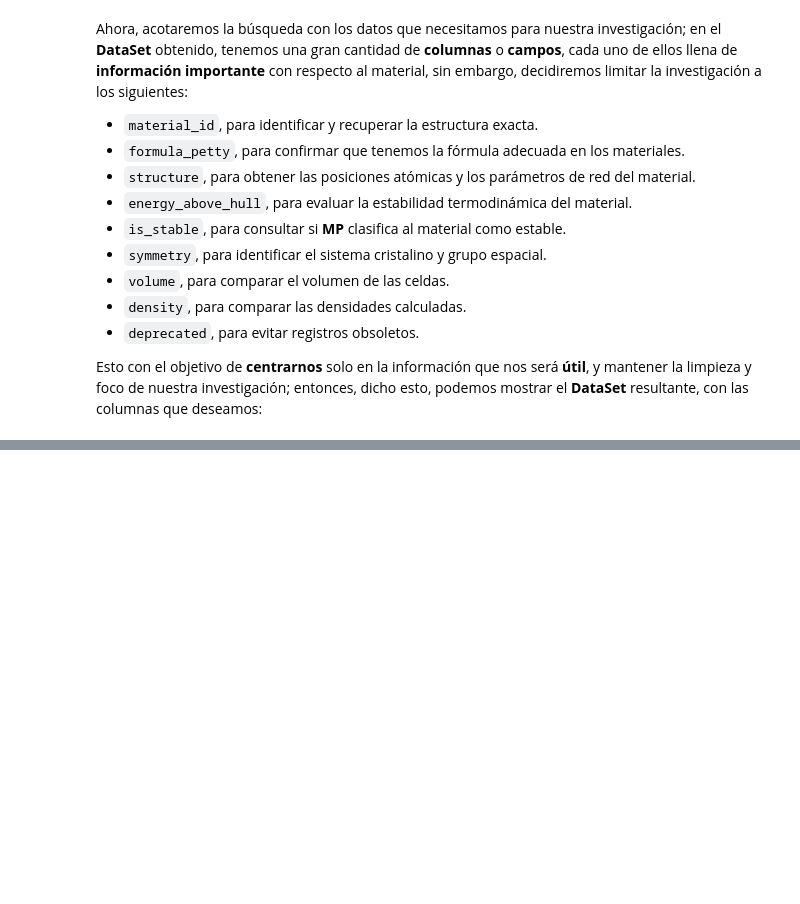
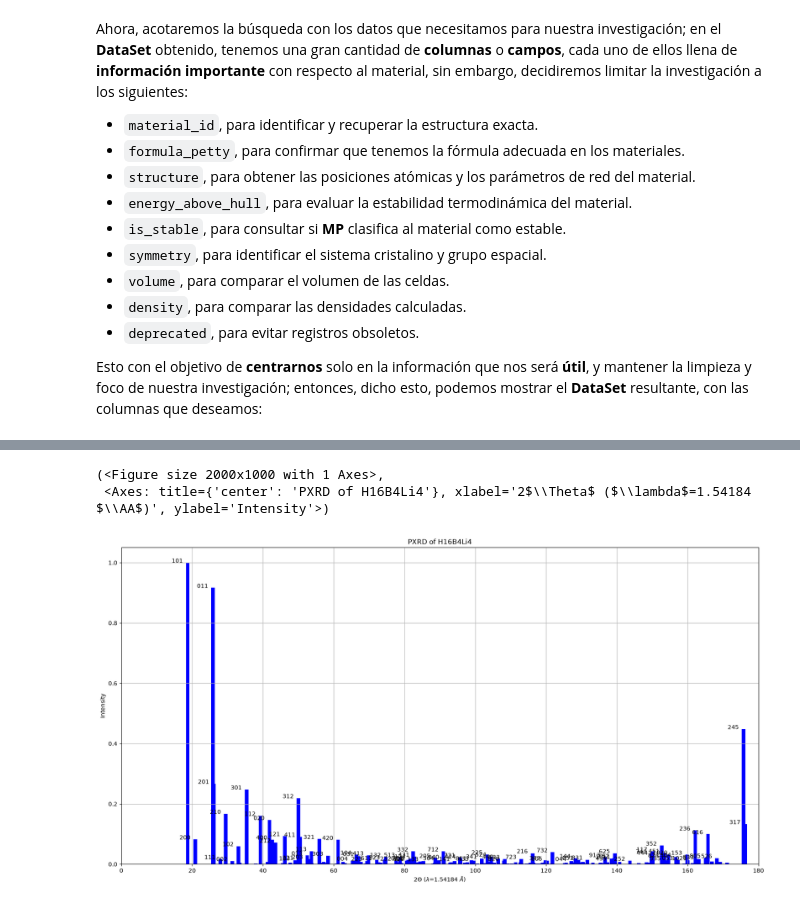
Before and after one commit to nicolascuellosuarez/HydrogenStorage, a Jupyter notebook: src/Minería y Análisis de Materiales para el Almacenamiento de Hidrógeno.ipynb, the cells around one changed output, grey strips where cells are left out. Cells and saved outputs as stored; diff of their text form; code cells hidden in the pictures; blank space fills up the shorter version.

```diff
--- a/src/Minería y Análisis de Materiales para el Almacenamiento de Hidrógeno.ipynb
+++ b/src/Minería y Análisis de Materiales para el Almacenamiento de Hidrógeno.ipynb
@@ -490,0 +672,4 @@ Número de átomos: 24
+# %%
+# Creamos un objeto vacío de la clase PyXtal.
+
+thing_LiBH4 = pyxtal()
@@ -490,0 +685,5 @@ Número de átomos: 24
+# %%
+# Extraemos el XRD desde el objeto LiBH4
+
+XRD_LiBH4 = thing_LiBH4.get_XRD()
+print(XRD_LiBH4)
@@ -490,0 +710,9 @@ Número de átomos: 24
+# %%
+# Usamos la funcion .plot_xrd() para graficar
+# el difractograma.
+
+XRD_LiBH4.plot_pxrd()
+# %% [output]
+(<Figure size 2000x1000 with 1 Axes>,
+ <Axes: title={'center': 'PXRD of H16B4Li4'}, xlabel='2$\\Theta$ ($\\lambda$=1.54184 $\\AA$)', ylabel='Intensity'>)
+[figure, added]
```
Also changed, not shown: parts of 65 cells of this notebook, 3 other files.
